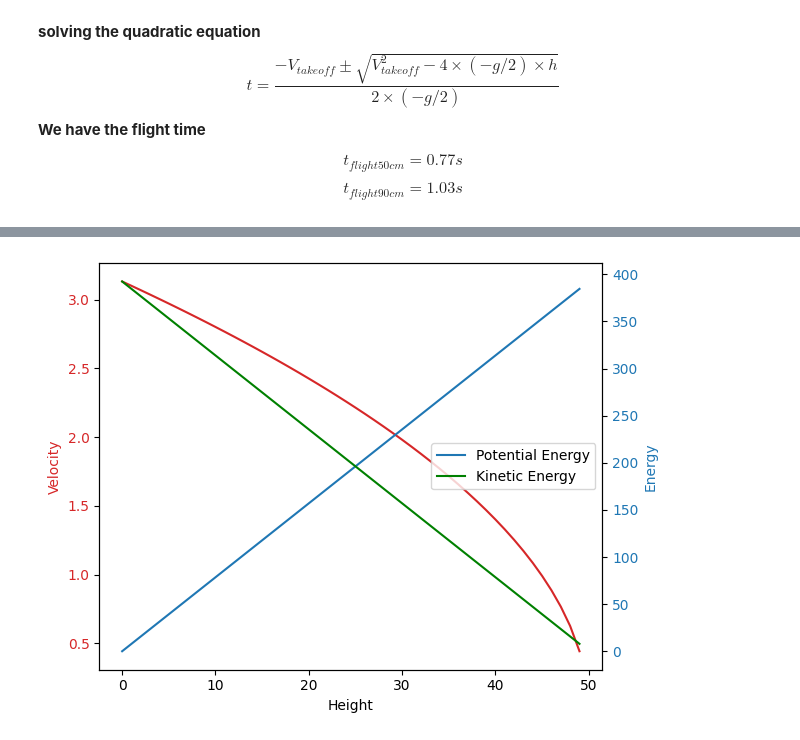
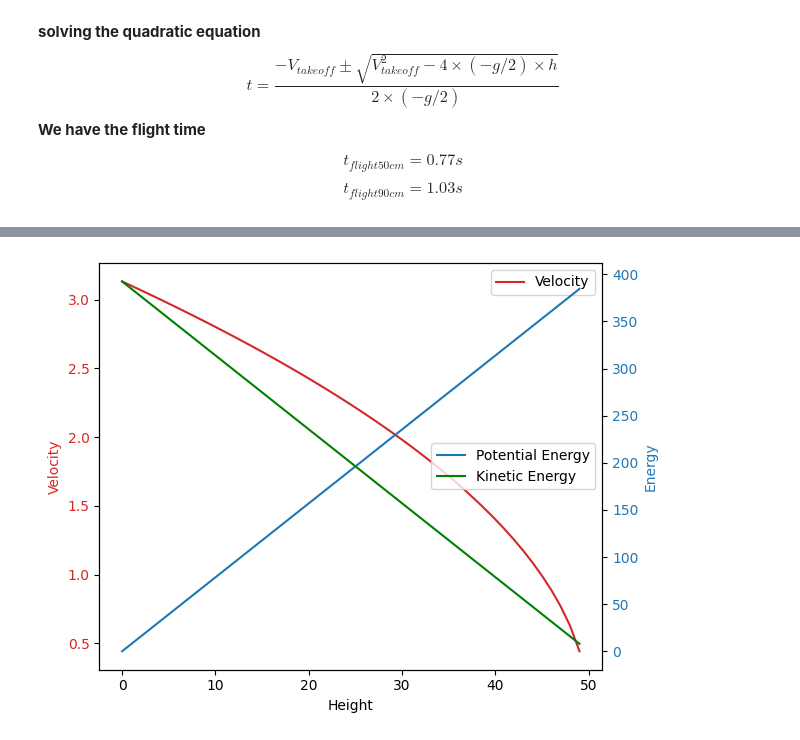
Before and after one commit to andrevsl/SoCieForParaOPlay, a Jupyter notebook: PhysicsJump.ipynb, the cells around one changed output, grey strips where cells are left out. Drawn from its saved outputs; the diff is of its cells as text; code cells hidden in the pictures.

```diff
--- a/PhysicsJump.ipynb
+++ b/PhysicsJump.ipynb
@@ -112,30 +112,30 @@ Vmax: 3.1320919526731648 m/s
 # %%
 #Analazing the movement
 VJ=50
 heightMovement=np.arange(0,50)
 EMAX=BW*g*VJ/100
 Epmovement=BW*g*heightMovement/100
 KEmovement=EMAX-Epmovement
 Vmovement=np.sqrt(2*KEmovement/BW)
 
 fig, ax1 = plt.subplots()
 
 color = 'tab:red'
 ax1.set_xlabel('Height')
 ax1.set_ylabel('Velocity', color=color)
 ax1.plot(heightMovement, Vmovement, color=color)
 ax1.tick_params(axis='y', labelcolor=color)
-ax2.legend(['Velocity'])
+ax1.legend(['Velocity'])
 
 ax2 = ax1.twinx()  # instantiate a second Axes that shares the same x-axis
 
 color = 'tab:blue'
 ax2.set_ylabel('Energy', color=color)  # we already handled the x-label with ax1
 ax2.plot(heightMovement, Epmovement, color=color)
 ax2.plot(heightMovement, KEmovement, color='g')
 ax2.tick_params(axis='y', labelcolor=color)
 ax2.legend(['Potential Energy', 'Kinetic Energy'])
 fig.tight_layout()  # otherwise the right y-label is slightly clipped
 plt.show()
 # %% [output]
-[figure, old version]
+[figure, new version]
```
Also changed, not shown: parts of 8 cells of this notebook.
